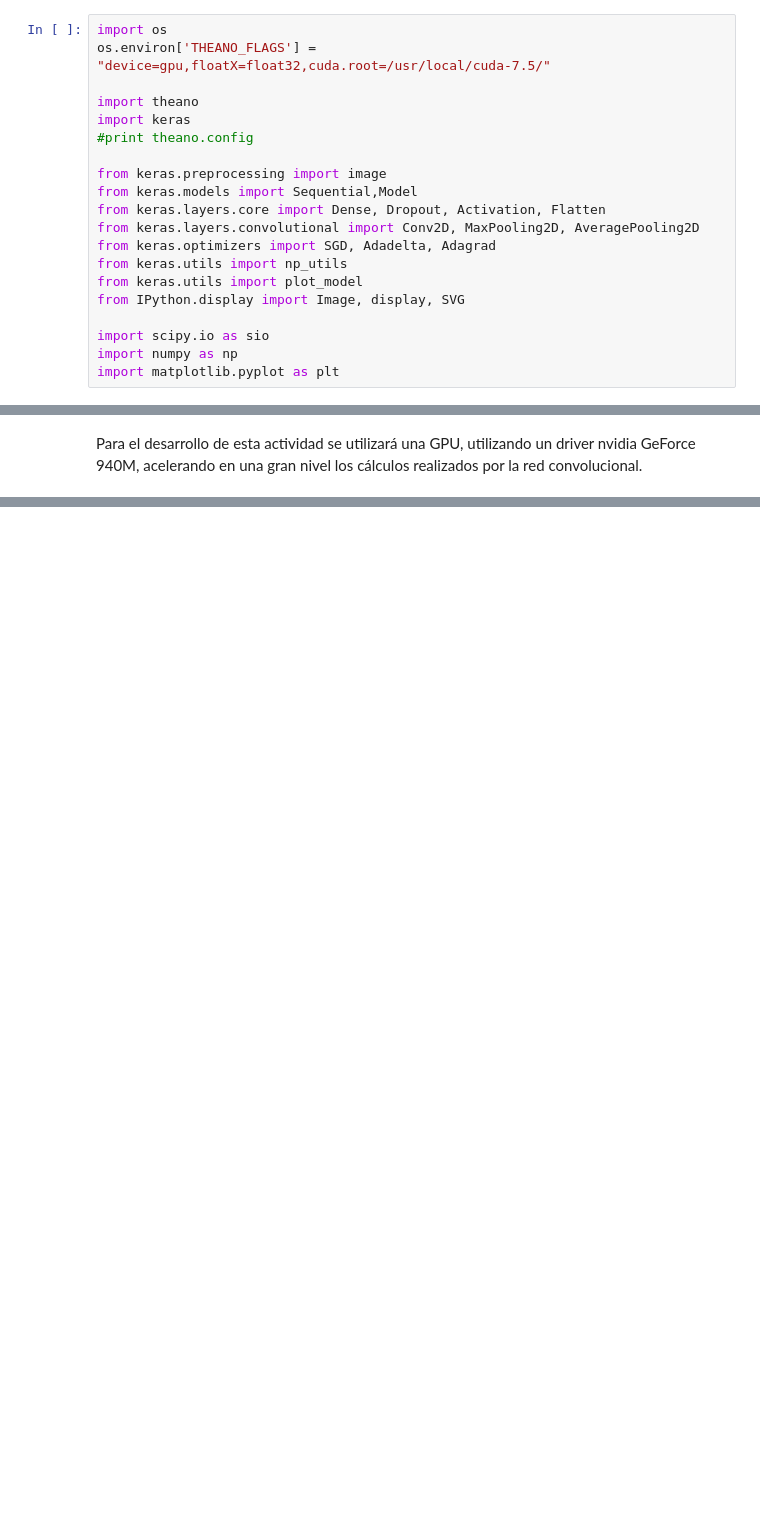
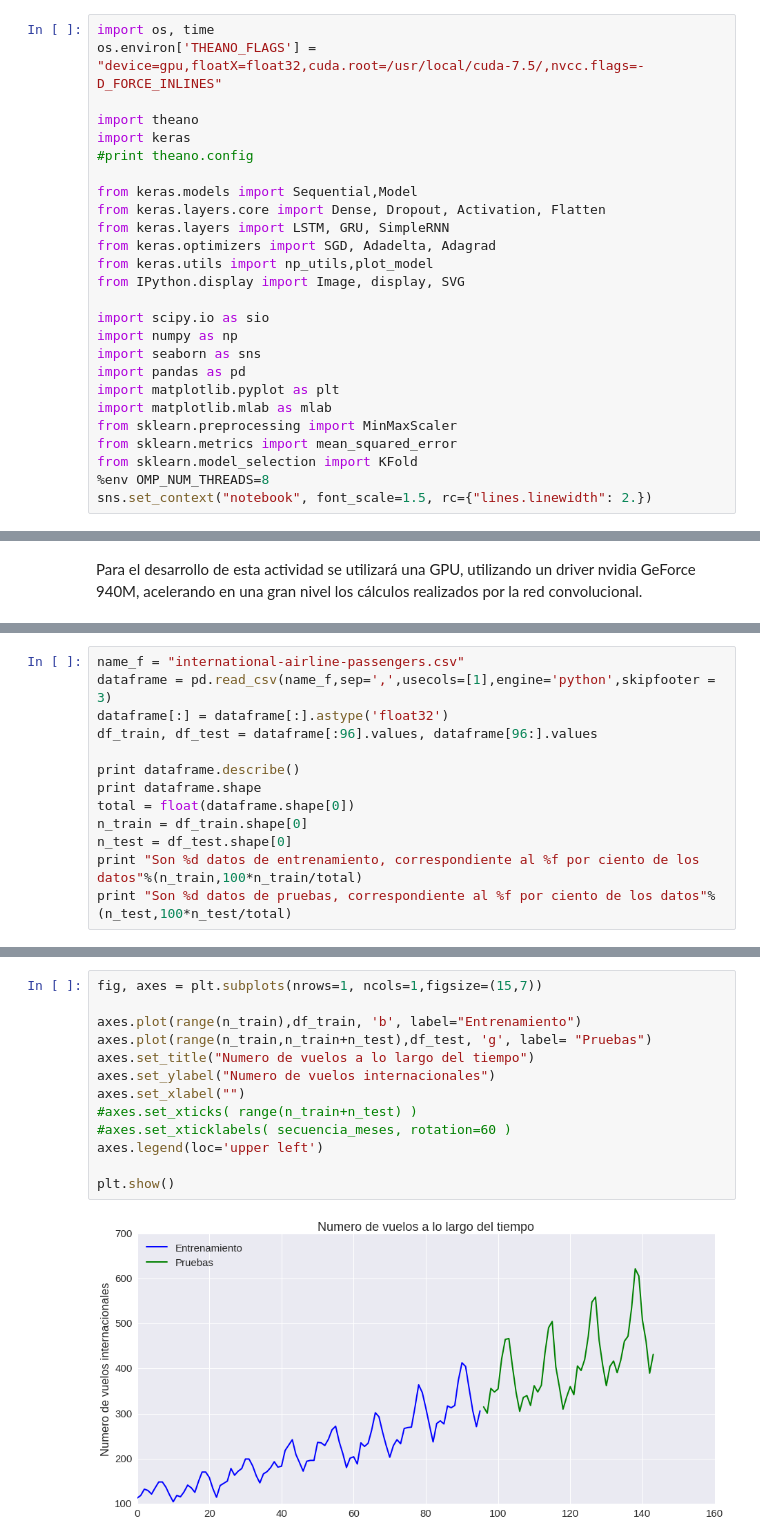
Before and after one commit to FMena14/Ayudantias, a Jupyter notebook: Parte2.ipynb, the cells around one changed output, grey strips where cells are left out. Cells and saved outputs as stored; diff of their text form; blank space fills up the shorter version.

```diff
--- a/Parte2.ipynb
+++ b/Parte2.ipynb
@@ -3,25 +3,31 @@
 
 asdasd
 # %%
-import os
-os.environ['THEANO_FLAGS'] = "device=gpu,floatX=float32,cuda.root=/usr/local/cuda-7.5/"
+import os, time
+os.environ['THEANO_FLAGS'] = "device=gpu,floatX=float32,cuda.root=/usr/local/cuda-7.5/,nvcc.flags=-D_FORCE_INLINES"
 
 import theano
 import keras
 #print theano.config
 
-from keras.preprocessing import image
 from keras.models import Sequential,Model
 from keras.layers.core import Dense, Dropout, Activation, Flatten
-from keras.layers.convolutional import Conv2D, MaxPooling2D, AveragePooling2D
+from keras.layers import LSTM, GRU, SimpleRNN
 from keras.optimizers import SGD, Adadelta, Adagrad
-from keras.utils import np_utils
-from keras.utils import plot_model
+from keras.utils import np_utils,plot_model
 from IPython.display import Image, display, SVG
 
 import scipy.io as sio
 import numpy as np
+import seaborn as sns
+import pandas as pd
 import matplotlib.pyplot as plt
+import matplotlib.mlab as mlab
+from sklearn.preprocessing import MinMaxScaler
+from sklearn.metrics import mean_squared_error
+from sklearn.model_selection import KFold
+%env OMP_NUM_THREADS=8
+sns.set_context("notebook", font_scale=1.5, rc={"lines.linewidth": 2.})
 # %% [output]
 WARNING (theano.sandbox.cuda): The cuda backend is deprecated and will be removed in the next release (v0.10).  Please switch to the gpuarray backend. You can get more information about how to switch  ...
  https://github.com/Theano/Theano/wiki/Converting-to-the-new-gpu-back-end%28gpuarray%29
@@ -32,0 +42,13 @@ Para el desarrollo de esta actividad se utilizará una GPU, utilizando un driver
+# %%
+name_f = "international-airline-passengers.csv"
+dataframe = pd.read_csv(name_f,sep=',',usecols=[1],engine='python',skipfooter = 3)
+dataframe[:] = dataframe[:].astype('float32')
+df_train, df_test = dataframe[:96].values, dataframe[96:].values
+
+print dataframe.describe()
+print dataframe.shape
+total = float(dataframe.shape[0])
+n_train = df_train.shape[0]
+n_test = df_test.shape[0]
+print "Son %d datos de entrenamiento, correspondiente al %f por ciento de los datos"%(n_train,100*n_train/total)
+print "Son %d datos de pruebas, correspondiente al %f por ciento de los datos"%(n_test,100*n_test/total)
@@ -32,0 +94,15 @@ Para el desarrollo de esta actividad se utilizará una GPU, utilizando un driver
+# %%
+fig, axes = plt.subplots(nrows=1, ncols=1,figsize=(15,7))
+
+axes.plot(range(n_train),df_train, 'b', label="Entrenamiento")
+axes.plot(range(n_train,n_train+n_test),df_test, 'g', label= "Pruebas")
+axes.set_title("Numero de vuelos a lo largo del tiempo")
+axes.set_ylabel("Numero de vuelos internacionales")
+axes.set_xlabel("")
+#axes.set_xticks( range(n_train+n_test) )
+#axes.set_xticklabels( secuencia_meses, rotation=60 )
+axes.legend(loc='upper left')
+
+plt.show()
+# %% [output]
+[figure, added]
```
Also changed, not shown: parts of 54 cells of this notebook.
